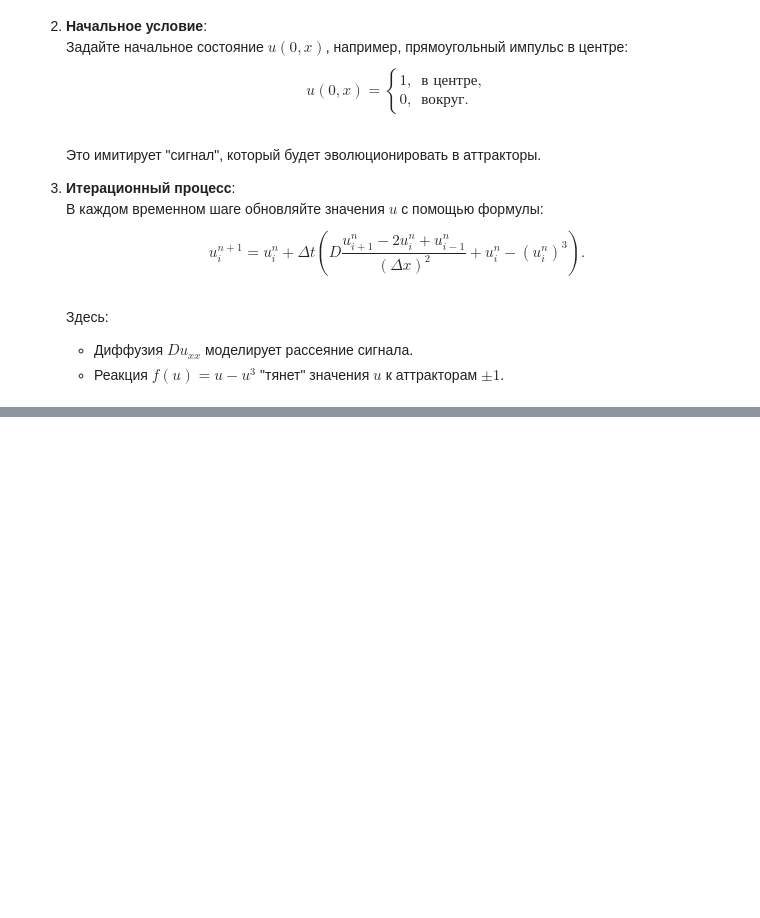
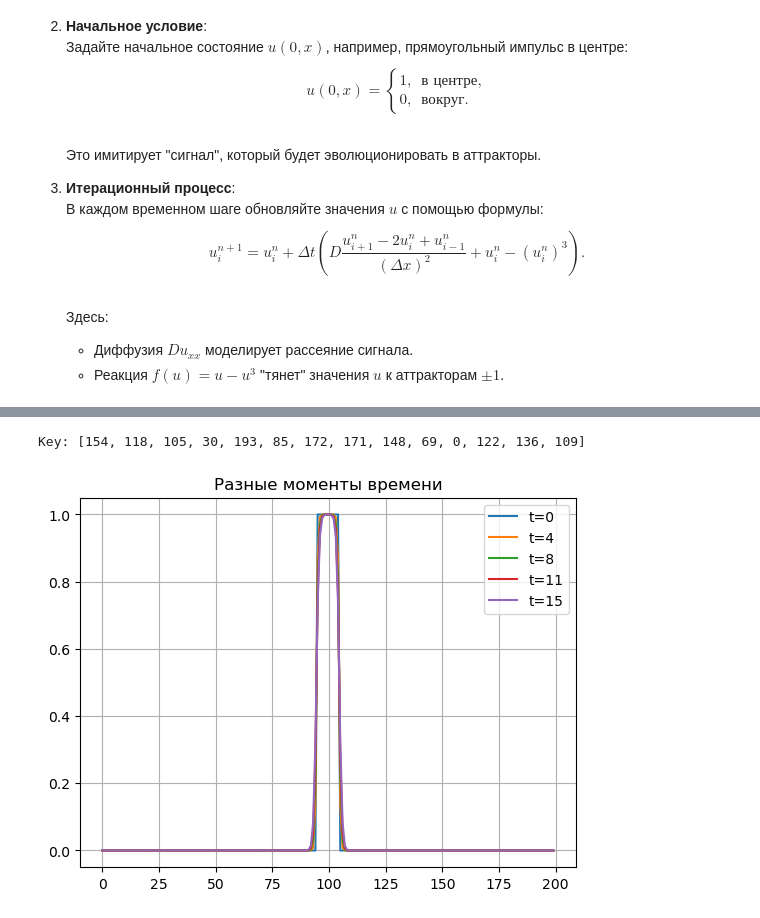
Before and after one commit to 17Squidgy/Diffurs, a Jupyter notebook: lab_de_chaos_crypto.ipynb, the cells around one changed output, grey strips where cells are left out. Drawn from its saved outputs; the diff is of its cells as text; code cells hidden in the pictures; blank space fills up the shorter version.

```diff
--- a/lab_de_chaos_crypto.ipynb
+++ b/lab_de_chaos_crypto.ipynb
@@ -229,0 +270,14 @@ print("Ошибка при шумном шифротексте:", ..., "%")
+# %%
+# Проверка статистик
+N = 1000
+p = 0.3
+stats = []
+for i in range(N):
+    ciphertext_bytes = [ord(word) for word in ciphertext]
+    noisy_ciphertext_bytes = add_noise(ciphertext_bytes, p)
+    noisy_ciphertext_hex = ''.join(chr(noisy_ciphertext_byte) for noisy_ciphertext_byte in noisy_ciphertext_bytes)
+    decrypted_with_ciphertext_noise = decrypt_lorentz(noisy_ciphertext_hex, key)
+    stats.append(error_rate(plaintext, decrypted_with_ciphertext_noise))
+
+print(f'E = {np.mean(stats):.3f}')
+print(f'Var = {np.var(stats, ddof=1):.3f}')
@@ -372,3 +478,34 @@ key = ...
+# %%
+# Генератор ключа по заданным условиям
+def generate_key_from_PDE(u_signal: np.array, key_length: int, t: int = None) -> int:
+    if t is None:
+        t_index = u_signal.shape[0] // 2
+        u_t = u_signal[t_index]
+    else:
+        u_t = u_signal[t]
+
+    # Нормализация: [-1, 1] → [0, 255]
+    u_norm = ((u_t + 1) / 2) * 255
+    u_256 = np.clip(u_norm, 0, 255)
+    u_int = u_256.astype(int)
+    return u_int[:key_length]
+
+plaintext = "SECRET_MESSAGE"
+key_length = len(plaintext)
+key = generate_key(u_signal, key_length)
+print(f'Key: {key}')
+# %% [output]
+Key: [154, 118, 105, 30, 193, 85, 172, 171, 148, 69, 0, 122, 136, 109]
+# %%
+times = np.linspace(0, T, 5).round().astype(int)
+for t in times:
+    plt.plot(u_signal[t], label=f't={t}')
+plt.legend()
+plt.title("Разные моменты времени")
+plt.grid(True)
+plt.show()
+# %% [output]
+[figure, added]
 # %% [markdown]
 ## Как работает XOR-шифрование?
 
```
Also changed, not shown: parts of 41 cells of this notebook.
